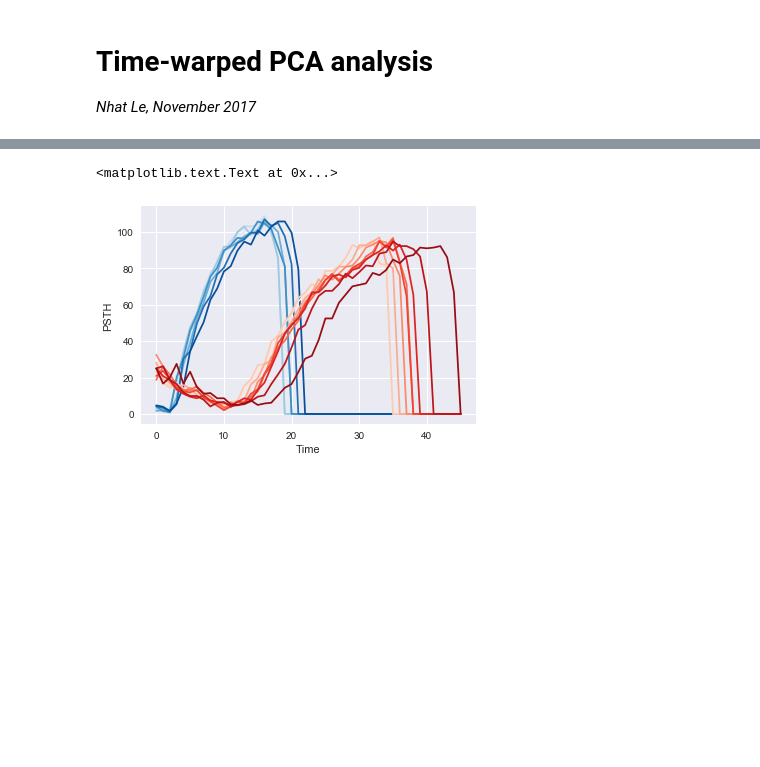
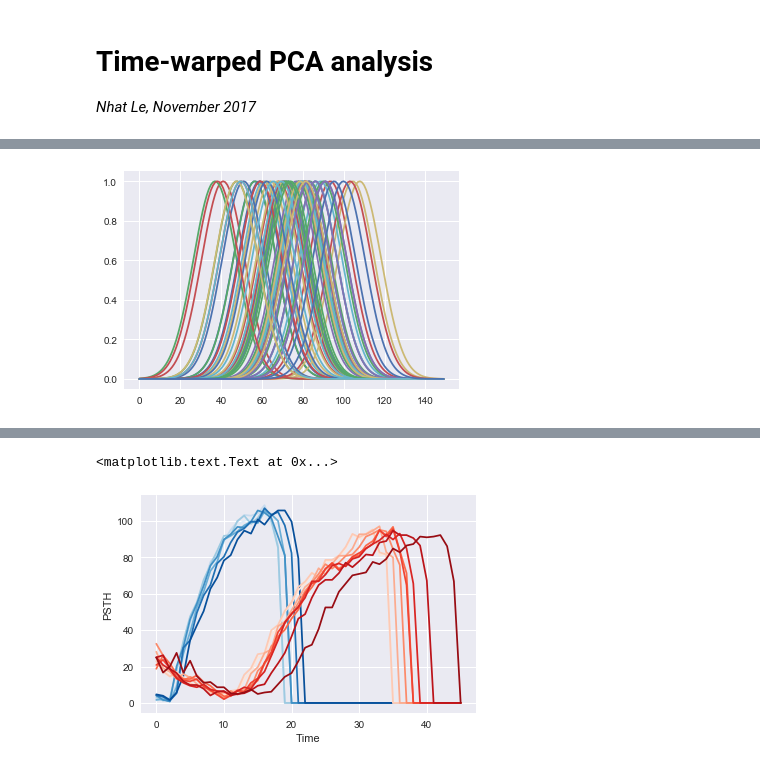
Before and after one commit to lmn93beo/twPCA-Neural-Analysis, a Jupyter notebook: twpca_neural_analysis.ipynb, the cells around one changed output, grey strips where cells are left out. Saved outputs shown, nothing was run; the diff lists cells and outputs as text; code cells hidden in the pictures; blank space fills up the shorter version.

```diff
--- a/twpca_neural_analysis.ipynb
+++ b/twpca_neural_analysis.ipynb
@@ -10,0 +52,5 @@ import seaborn as sns
+# %%
+data_gauss = twpca.datasets.jittered_neuron(noise=0)
+plt.plot(data_gauss[2][:,:,0].T);
+# %% [output]
+[figure, added]
```
Also changed, not shown: parts of 36 cells of this notebook.
